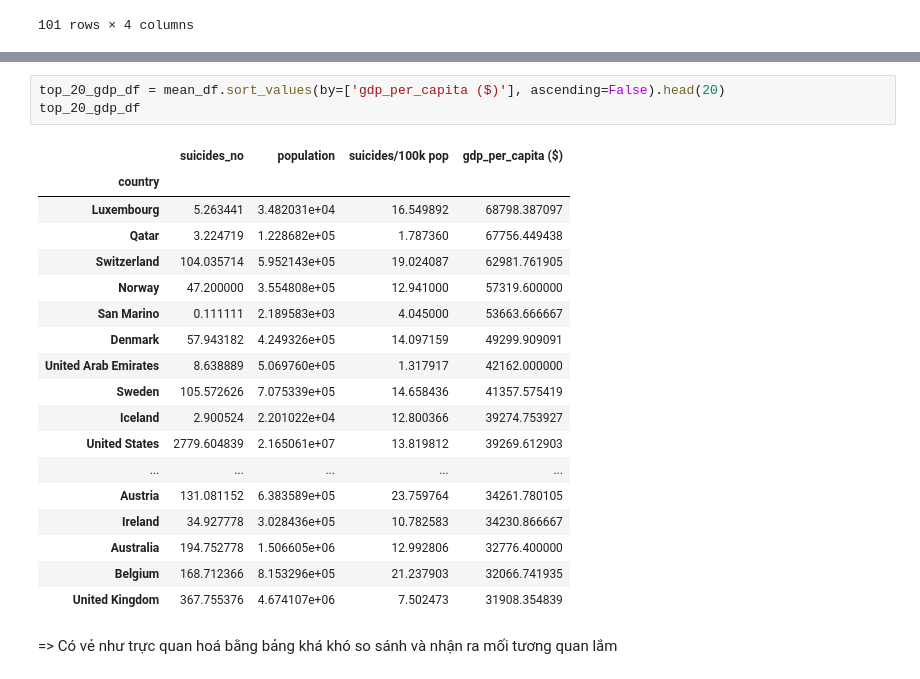
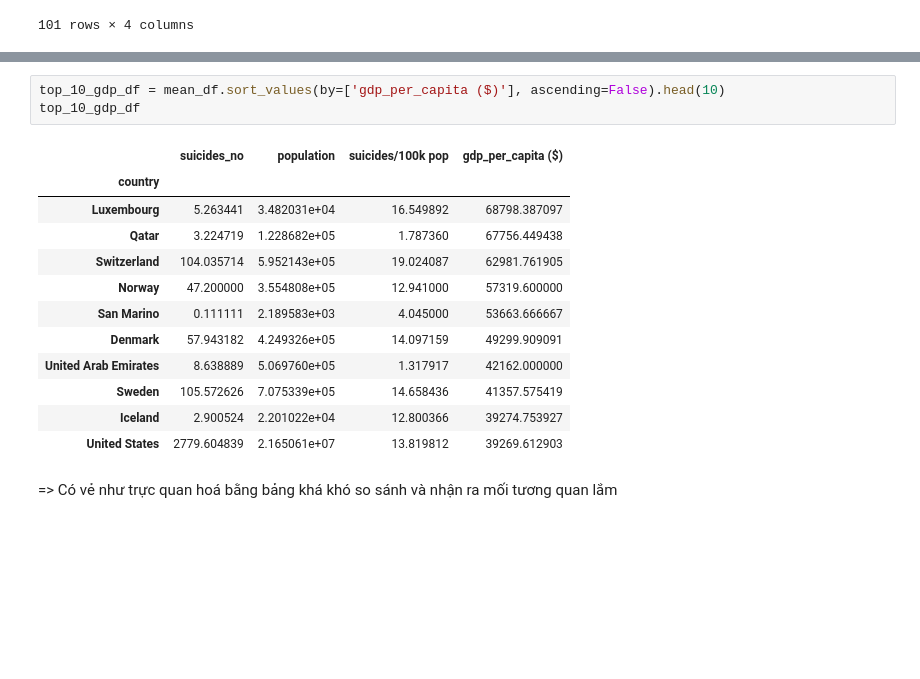
Before and after one commit to AI005/FinalProject-P4DS, a Jupyter notebook: ThienPhuc.ipynb, the cells around one changed output, grey strips where cells are left out. Cells and saved outputs as stored; diff of their text form; blank space fills up the shorter version.

```diff
--- a/ThienPhuc.ipynb
+++ b/ThienPhuc.ipynb
@@ -217,25 +211,19 @@ top_20_suicides_df
 # %%
-top_20_gdp_df = mean_df.sort_values(by=['gdp_per_capita ($)'], ascending=False).head(20)
-top_20_gdp_df
+top_10_gdp_df = mean_df.sort_values(by=['gdp_per_capita ($)'], ascending=False).head(10)
+top_10_gdp_df
 # %% [output]
 |  | suicides_no | population | suicides/100k pop | gdp_per_capita ($) |
 | country |  |  |  |  |
 | Luxembourg | 5.263441 | 3.482031e+04 | 16.549892 | 68798.387097 |
 | Qatar | 3.224719 | 1.228682e+05 | 1.787360 | 67756.449438 |
 | Switzerland | 104.035714 | 5.952143e+05 | 19.024087 | 62981.761905 |
 | Norway | 47.200000 | 3.554808e+05 | 12.941000 | 57319.600000 |
 | San Marino | 0.111111 | 2.189583e+03 | 4.045000 | 53663.666667 |
 | Denmark | 57.943182 | 4.249326e+05 | 14.097159 | 49299.909091 |
 | United Arab Emirates | 8.638889 | 5.069760e+05 | 1.317917 | 42162.000000 |
 | Sweden | 105.572626 | 7.075339e+05 | 14.658436 | 41357.575419 |
 | Iceland | 2.900524 | 2.201022e+04 | 12.800366 | 39274.753927 |
 | United States | 2779.604839 | 2.165061e+07 | 13.819812 | 39269.612903 |
-| ... | ... | ... | ... | ... |
-| Austria | 131.081152 | 6.383589e+05 | 23.759764 | 34261.780105 |
-| Ireland | 34.927778 | 3.028436e+05 | 10.782583 | 34230.866667 |
-| Australia | 194.752778 | 1.506605e+06 | 12.992806 | 32776.400000 |
-| Belgium | 168.712366 | 8.153296e+05 | 21.237903 | 32066.741935 |
-| United Kingdom | 367.755376 | 4.674107e+06 | 7.502473 | 31908.354839 |
 # %% [markdown]
 => Có vẻ như trực quan hoá bằng bảng khá khó so sánh và nhận ra mối tương quan lắm
 # %% [markdown]
```
Also changed, not shown: parts of 8 cells of this notebook.
